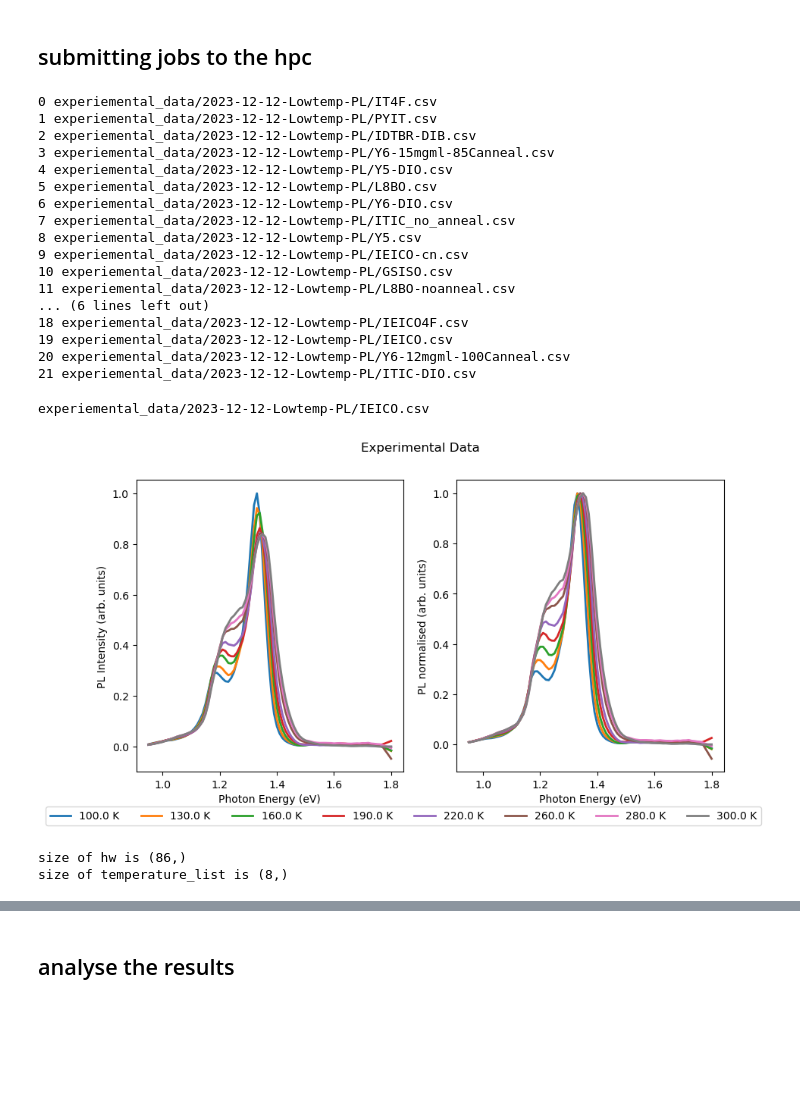
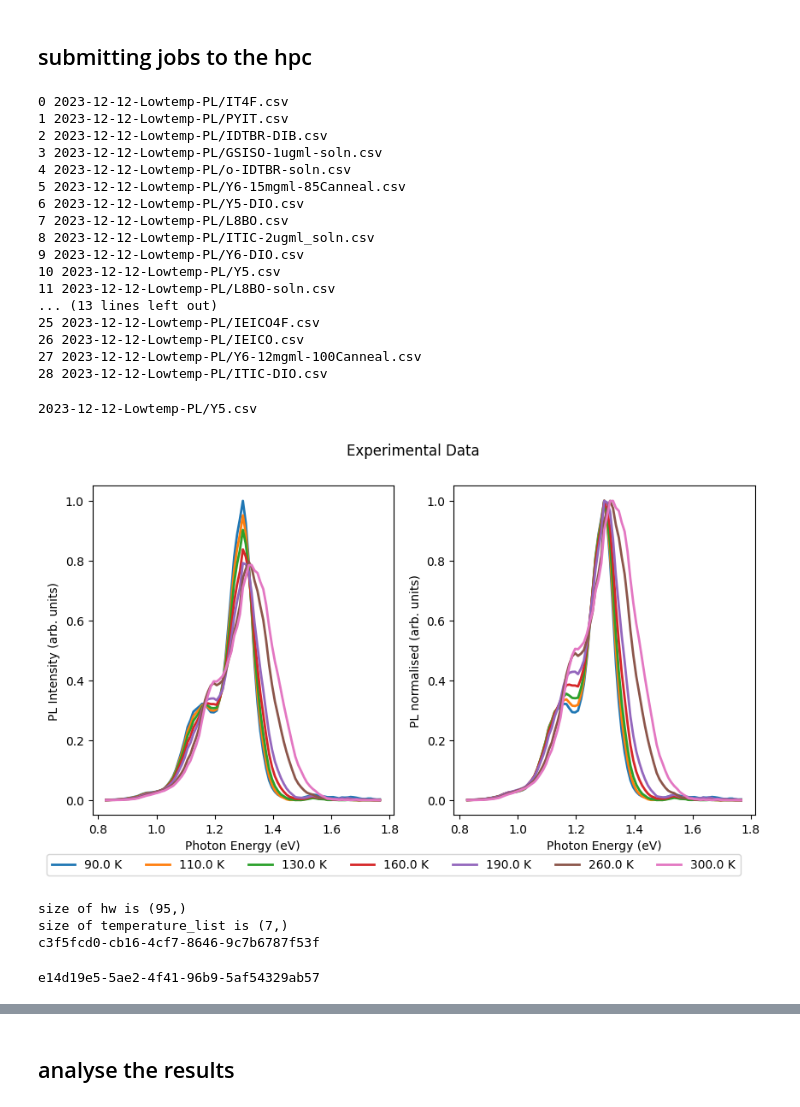
Before and after one commit to mohammedazzouzi15/pl_temp_fit, a Jupyter notebook: notebook/Fit_PL_new_workflow.ipynb, the cells around one changed output, grey strips where cells are left out. Drawn from its saved outputs; the diff is of its cells as text; code cells hidden in the pictures; blank space fills up the shorter version.

```diff
--- a/notebook/Fit_PL_new_workflow.ipynb
+++ b/notebook/Fit_PL_new_workflow.ipynb
@@ -301,36 +298,36 @@ False
 # import the data and plot them
 import importlib
 import glob
-csv_files = glob.glob('experiemental_data/2023-12-12-Lowtemp-PL/*.csv')
+csv_files = glob.glob('2023-12-12-Lowtemp-PL/*.csv')
 for id,csv_file in enumerate(csv_files):
     print(id,csv_file)
 # %% [output]
-0 experiemental_data/2023-12-12-Lowtemp-PL/IT4F.csv
-1 experiemental_data/2023-12-12-Lowtemp-PL/PYIT.csv
-2 experiemental_data/2023-12-12-Lowtemp-PL/IDTBR-DIB.csv
-3 experiemental_data/2023-12-12-Lowtemp-PL/Y6-15mgml-85Canneal.csv
-4 experiemental_data/2023-12-12-Lowtemp-PL/Y5-DIO.csv
-5 experiemental_data/2023-12-12-Lowtemp-PL/L8BO.csv
-6 experiemental_data/2023-12-12-Lowtemp-PL/Y6-DIO.csv
-7 experiemental_data/2023-12-12-Lowtemp-PL/ITIC_no_anneal.csv
-8 experiemental_data/2023-12-12-Lowtemp-PL/Y5.csv
-9 experiemental_data/2023-12-12-Lowtemp-PL/IEICO-cn.csv
-10 experiemental_data/2023-12-12-Lowtemp-PL/GSISO.csv
-11 experiemental_data/2023-12-12-Lowtemp-PL/L8BO-noanneal.csv
-... (6 lines left out)
-18 experiemental_data/2023-12-12-Lowtemp-PL/IEICO4F.csv
-19 experiemental_data/2023-12-12-Lowtemp-PL/IEICO.csv
-20 experiemental_data/2023-12-12-Lowtemp-PL/Y6-12mgml-100Canneal.csv
-21 experiemental_data/2023-12-12-Lowtemp-PL/ITIC-DIO.csv
+0 2023-12-12-Lowtemp-PL/IT4F.csv
+1 2023-12-12-Lowtemp-PL/PYIT.csv
+2 2023-12-12-Lowtemp-PL/IDTBR-DIB.csv
+3 2023-12-12-Lowtemp-PL/GSISO-1ugml-soln.csv
+4 2023-12-12-Lowtemp-PL/o-IDTBR-soln.csv
+5 2023-12-12-Lowtemp-PL/Y6-15mgml-85Canneal.csv
+6 2023-12-12-Lowtemp-PL/Y5-DIO.csv
+7 2023-12-12-Lowtemp-PL/L8BO.csv
+8 2023-12-12-Lowtemp-PL/ITIC-2ugml_soln.csv
+9 2023-12-12-Lowtemp-PL/Y6-DIO.csv
+10 2023-12-12-Lowtemp-PL/Y5.csv
+11 2023-12-12-Lowtemp-PL/L8BO-soln.csv
+... (13 lines left out)
+25 2023-12-12-Lowtemp-PL/IEICO4F.csv
+26 2023-12-12-Lowtemp-PL/IEICO.csv
+27 2023-12-12-Lowtemp-PL/Y6-12mgml-100Canneal.csv
+28 2023-12-12-Lowtemp-PL/ITIC-DIO.csv
 # %%
-csv_name=csv_files[19]#18,10,14
+csv_name=csv_files[10]#18,10,14
 print(csv_name)
-Exp_data, temperature_list, hws = Exp_data_utils.read_data(csv_name)
+Exp_data, temperature_list_PL, hws_PL = Exp_data_utils.read_data(csv_name)
 
-fig,ax = Exp_data_utils.plot_PL_data(Exp_data, temperature_list, hws,title="Experimental Data")
+fig,ax = Exp_data_utils.plot_PL_data(Exp_data, temperature_list_PL, hws_PL,title="Experimental Data")
 # %% [output]
-experiemental_data/2023-12-12-Lowtemp-PL/IEICO.csv
+2023-12-12-Lowtemp-PL/Y5.csv
-[figure, old version]
+[figure, new version]
 # %%
 # initialise parameters for the model
 
@@ -342,24 +339,24 @@ importlib.reload(config_utils)
     hws_std_err,
     relative_intensity_std_error_PL,
     sigma,
-) = (5, 10, 0.005, 0.05,0.001)
+) = (6, 5, 0.005, 0.05,0.001)
 fixed_parameters_dict = {
     "EX":{},
     "CT":{'off':1},
     "D":{},
 }
 params_to_fit_init ={
-    "EX":{"E":1.37,"sigma":0.001,"Li":7.8e-2,"Lo":0.11,"hO":0.159},
+    "EX":{"E":1.4,"sigma":0.01,"Li":0.04,"Lo":0.03,"hO":0.1,"fosc":5},
     "CT":{},
     "D":{},
 }
 min_bounds = {
-    "EX":{"E":1.3,"sigma":0.001,"Li":0.03,"Lo":0.03,"hO":0.1},
+    "EX":{"E":1.2,"sigma":0.001,"Li":0.01,"Lo":0.01,"hO":0.1,"fosc":0.0001},
     "CT":{},
     "D":{},
 }
 max_bounds = {
-    "EX":{"E":1.5,"sigma":0.03,"Li":0.2,"Lo":0.2,"hO":0.2},
+    "EX":{"E":1.5,"sigma":0.03,"Li":0.2,"Lo":0.2,"hO":0.2,"fosc":5},
     "CT":{},
     "D":{}
 }
@@ -369,8 +366,8 @@ model_config, test_id = config_utils.save_model_config(
     Temp_std_err=Temp_std_err,
     hws_std_err=hws_std_err,
     relative_intensity_std_error_PL= relative_intensity_std_error_PL,
-    temperature_list_PL=temperature_list,
-    hws_PL=hws,
+    temperature_list_PL=temperature_list_PL,
+    hws_PL=hws_PL,
     sigma=sigma,
     fixed_parameters_dict=fixed_parameters_dict,
     params_to_fit_init=params_to_fit_init,
@@ -382,10 +379,15 @@ model_config, test_id = config_utils.save_model_config(
     num_coords = 32,
     database_folder = "fit_experimental_emcee_PL/fit_data_base/",
     data_folder="fit_experimental_emcee_PL/fit_data/",
-
 )
+print(test_id)
 # %% [output]
-size of hw is (86,)
-size of temperature_list is (8,)
+size of hw is (95,)
+size of temperature_list is (7,)
+c3f5fcd0-cb16-4cf7-8646-9c7b6787f53f
+# %%
+print(test_id)
+# %% [output]
+e14d19e5-5ae2-4f41-96b9-5af54329ab57
 # %%
 %run src/pl_temp_fit/scripts/run_PL_sampling.py --model_config_id {model_config_id}
```
Also changed, not shown: parts of 23 cells of this notebook, 7 other files.
